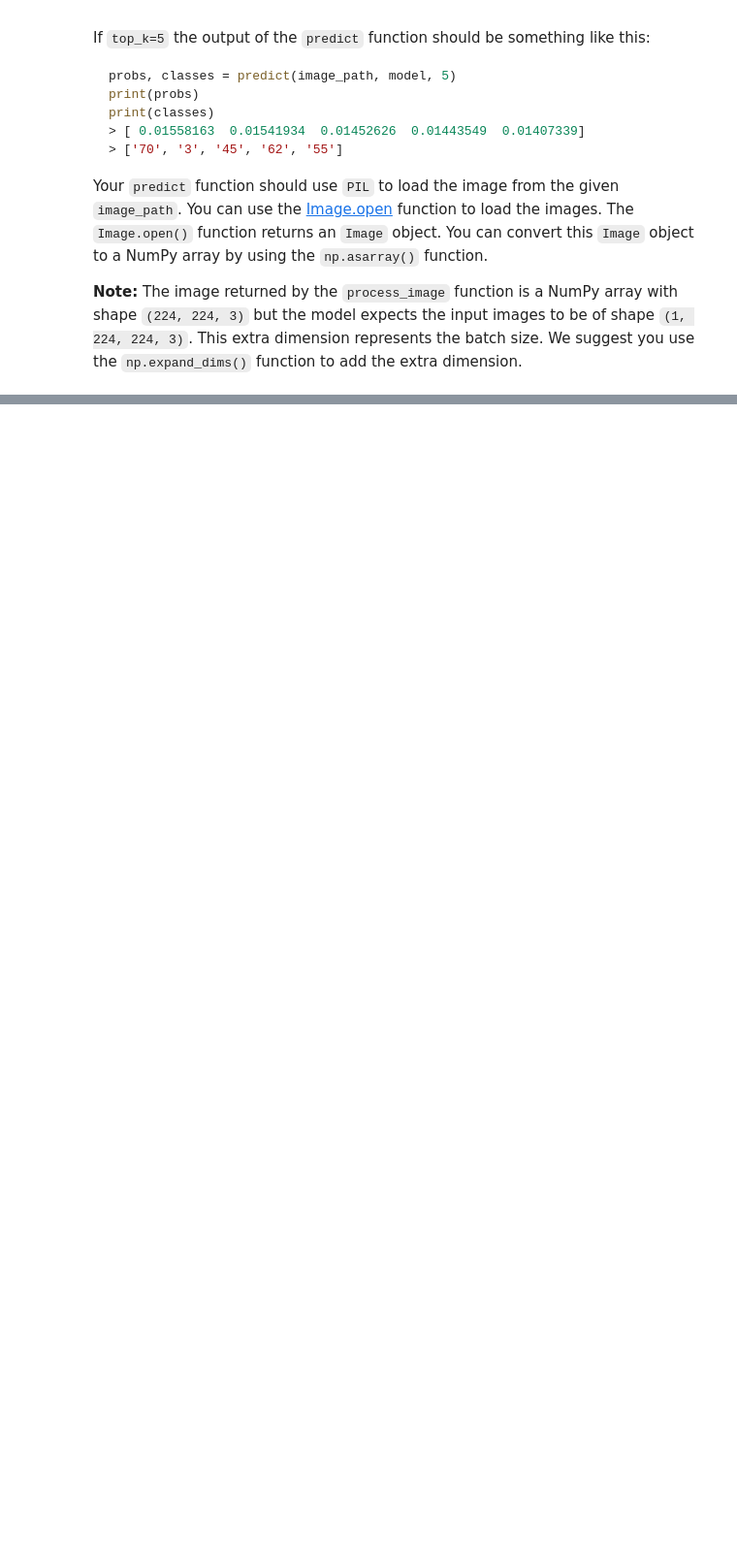
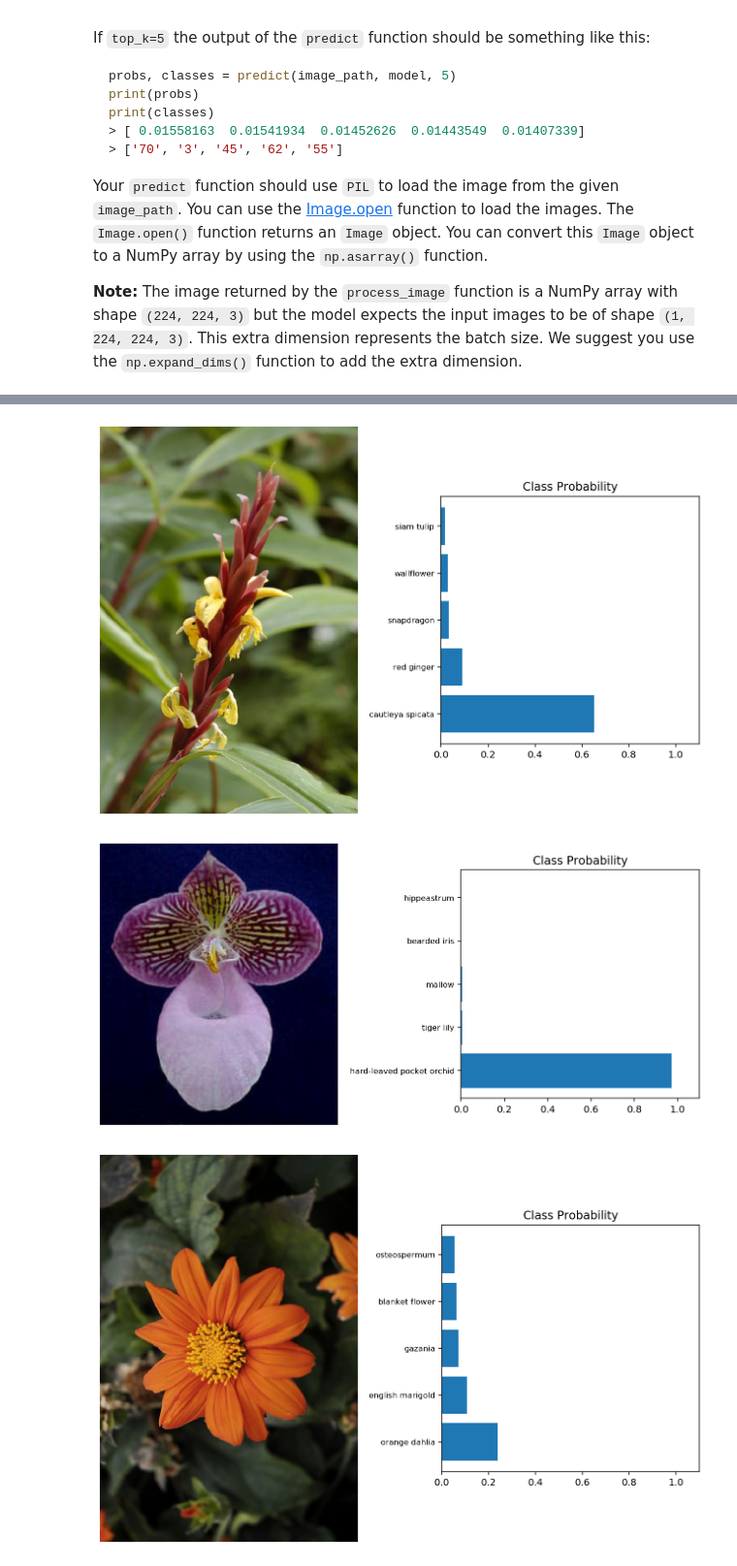
Before and after one commit to thebigbrother/intro-to-ml-tensorflow, a Jupyter notebook: projects/p2_image_classifier/Project_Image_Classifier_Project.ipynb, the cells around one changed output, grey strips where cells are left out. Shown at 97% size. Cells and saved outputs as stored; diff of their text form; code cells hidden in the pictures; blank space fills up the shorter version.

```diff
--- a/projects/p2_image_classifier/Project_Image_Classifier_Project.ipynb
+++ b/projects/p2_image_classifier/Project_Image_Classifier_Project.ipynb
@@ -282,9 +374,16 @@ It's good practice to test your trained network on test data, images the network
 Now that your network is trained, save the model so you can load it later for making inference. In the cell below save your model as a Keras model (*i.e.* save it as an HDF5 file).
 # %%
 # TODO: Save your trained model as a Keras model.
+
+model_path = "model_1.h5"
+
+model.save(model_path)
 # %% [markdown]
 ## Load the Keras Model
 
 Load the Keras model you saved above.
 # %%
 # TODO: Load the Keras model
+
+loaded_keras_model = tf.keras.models.load_model(model_path, custom_objects = {'KerasLayer':hub.KerasLayer})
+loaded_keras_model.summary()
@@ -325,3 +436,10 @@ Finally, convert your image back to a NumPy array using the `.numpy()` method.
+# %%
+# TODO: Create the process_image function
+def process_image(image):
+    image = tf.convert_to_tensor(image, dtype = tf.float32)
+    image = tf.image.resize(image, (image_size, image_size))
+    image /= 255
+    return image.numpy()
 # %% [markdown]
 To check your `process_image` function we have provided 4 images in the `./test_images/` folder:
 
@@ -376,3 +494,13 @@ Your `predict` function should use `PIL` to load the image from the given `image
+# %%
+# TODO: Create the predict function
+
+def predict(image_path, model, top_k):
+    image = Image.open(image_path)
+    image = process_image(np.asarray(image))
+    image = np.expand_dims(image, axis=0)
+    ps = model.predict(image)
+    top_probs, labels = tf.math.top_k(ps, k=top_k, sorted=True)
+    return top_probs.numpy()[0], labels.numpy()[0]
 # %% [markdown]
 # Sanity Check
 
@@ -392,0 +519,21 @@ You can convert from the class integer labels to actual flower names using `clas
+# %%
+# TODO: Plot the input image along with the top 5 classes
+images = ['cautleya_spicata.jpg', 'hard-leaved_pocket_orchid.jpg', 'orange_dahlia.jpg', 'wild_pansy.jpg']
+
+for img in images:
+    img_path = './test_images/{}'.format(img)
+    image = np.asarray(Image.open(img_path)).squeeze()
+    probs, classes = predict(img_path, loaded_keras_model, 5)
+
+    fig, (ax1, ax2) = plt.subplots(figsize = (9,9), ncols = 2)
+    ax1.imshow(image)
+    ax1.axis('off')
+    ax2.barh(np.arange(5), probs)
+    ax2.set_aspect(0.2)
+    ax2.set_yticks(np.arange(5))
+    keys = [str(x+1) for x in list(classes)] #add 1 to the class index to match the json dict keys
+    ax2.set_yticklabels([class_names.get(key) for key in keys], size='small')
+    ax2.set_title('Class Probability')
+    ax2.set_xlim(0, 1.1)
+    plt.tight_layout()
+# %% [output]
@@ -392,0 +544,3 @@ You can convert from the class integer labels to actual flower names using `clas
+[figure, added]
+[figure, added]
+[figure, added]
```
Also changed, not shown: parts of 18 cells of this notebook, 4 other files.
